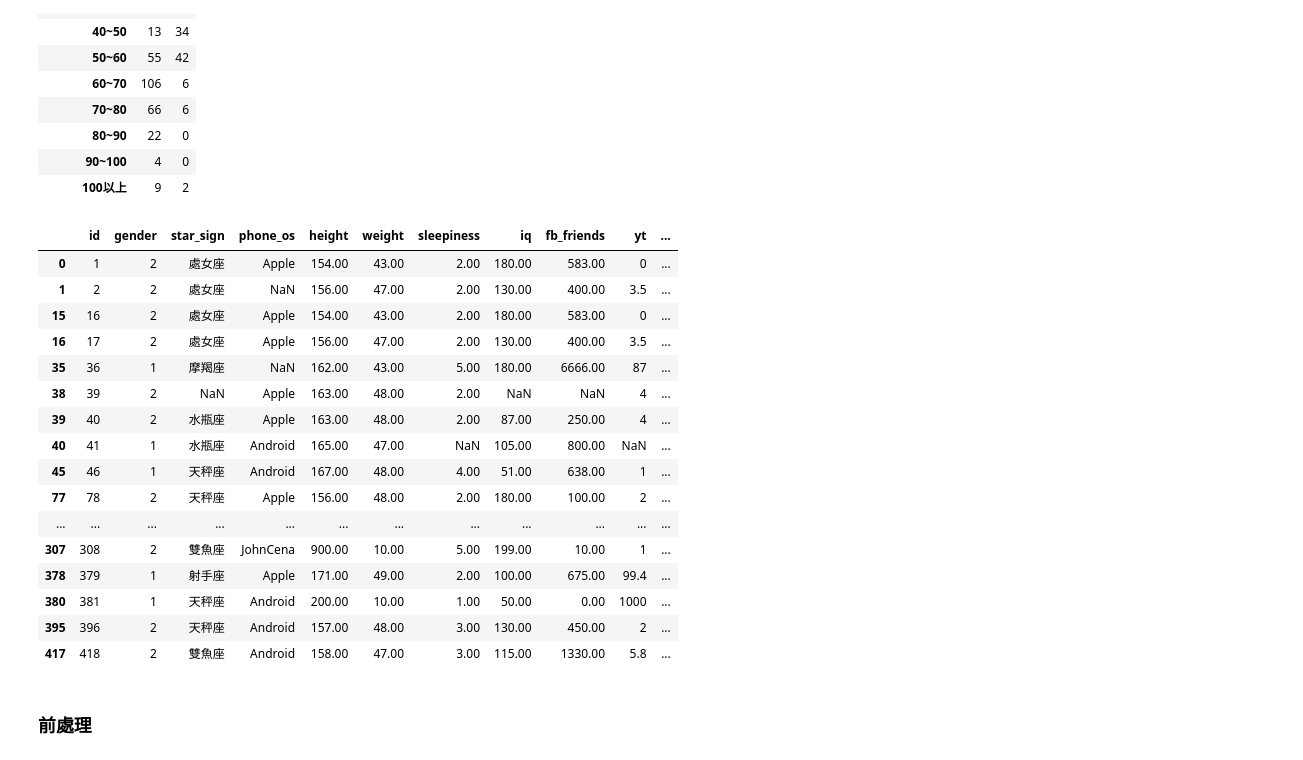
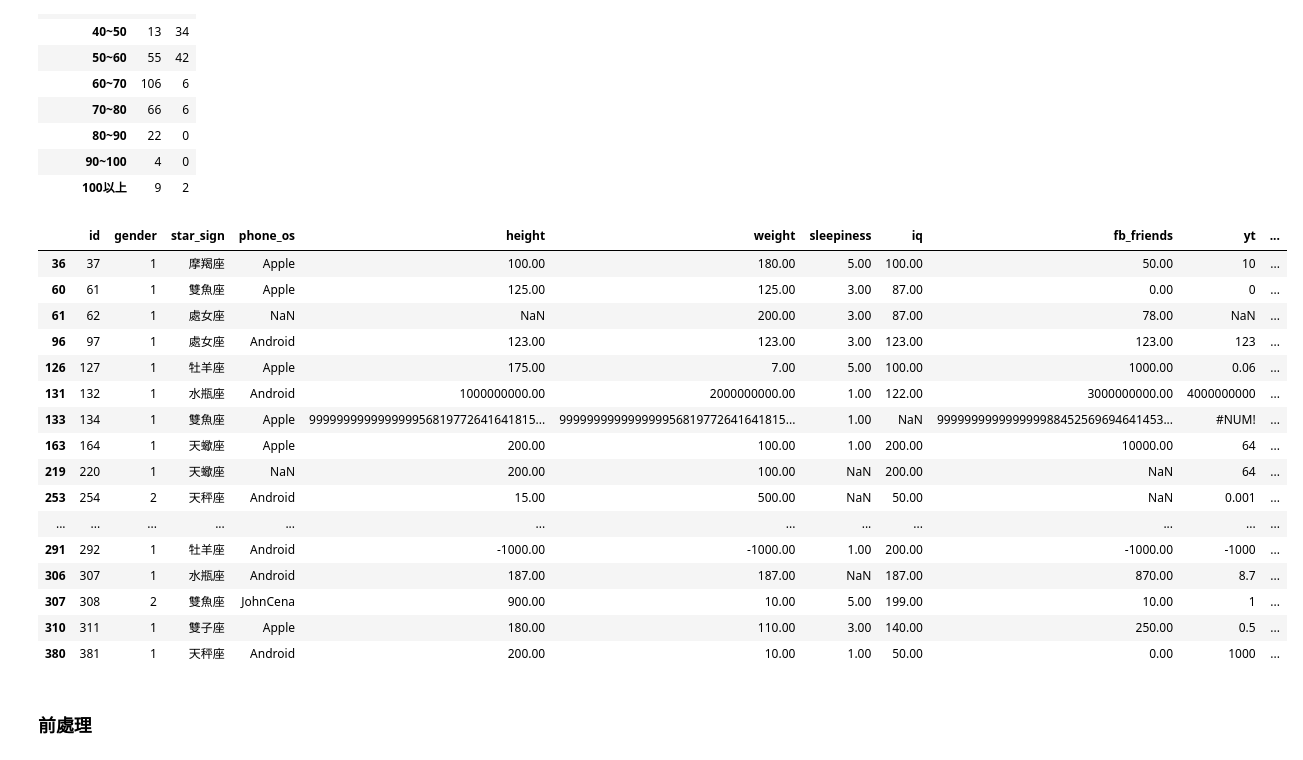
Before and after one commit to WangZiRongPraetorianGuard/BoyorGirl, a Jupyter notebook: shihyang/svm.ipynb, the cells around one changed output. Drawn from its saved outputs; the diff is of its cells as text; code cells hidden in the pictures.

Commit message:
update analysis data

```diff
--- a/shihyang/svm.ipynb
+++ b/shihyang/svm.ipynb
@@ -5,7 +12,7 @@ import pandas as pd
 # corpus_root = 'drive/My Drive/Colab Notebooks/data science and machine learning/Boy or Girl/'
 # raw_data = pd.read_csv(corpus_root+'boy or girl 2024 train_missingValue.csv')
 
-raw_data = pd.read_csv("boy or girl 2024 train_missingValue.csv")
+raw_data = pd.read_csv("train_data/boy or girl 2024 train_missingValue.csv")
 raw_data
 # %% [output]
 |  | id | gender | star_sign | phone_os | height | weight | sleepiness | iq | fb_friends | yt | ... |
@@ -279,25 +296,26 @@ gender_height_range
 # %%
 pd.set_option('display.float_format', '{:.2f}'.format)
 train_weight_extreme_data = raw_data.copy()
-train_weight_extreme_data = train_weight_extreme_data[train_weight_extreme_data['weight'] < 50.0]
+train_weight_extreme_data = train_weight_extreme_data[(train_weight_extreme_data['weight'] < 40.0)|
+                                                      (train_weight_extreme_data['weight'] >= 100.0)]
 train_weight_extreme_data['weight'] = train_weight_extreme_data['weight'].apply(lambda x: float(x))
 train_weight_extreme_data['height'] = train_weight_extreme_data['height'].apply(lambda x: float(x))
 train_weight_extreme_data
 # %% [output]
 |  | id | gender | star_sign | phone_os | height | weight | sleepiness | iq | fb_friends | yt | ... |
-| 0 | 1 | 2 | 處女座 | Apple | 154.00 | 43.00 | 2.00 | 180.00 | 583.00 | 0 | ... |
-| 1 | 2 | 2 | 處女座 | NaN | 156.00 | 47.00 | 2.00 | 130.00 | 400.00 | 3.5 | ... |
-| 15 | 16 | 2 | 處女座 | Apple | 154.00 | 43.00 | 2.00 | 180.00 | 583.00 | 0 | ... |
-| 16 | 17 | 2 | 處女座 | Apple | 156.00 | 47.00 | 2.00 | 130.00 | 400.00 | 3.5 | ... |
-| 35 | 36 | 1 | 摩羯座 | NaN | 162.00 | 43.00 | 5.00 | 180.00 | 6666.00 | 87 | ... |
-| 38 | 39 | 2 | NaN | Apple | 163.00 | 48.00 | 2.00 | NaN | NaN | 4 | ... |
-| 39 | 40 | 2 | 水瓶座 | Apple | 163.00 | 48.00 | 2.00 | 87.00 | 250.00 | 4 | ... |
-| 40 | 41 | 1 | 水瓶座 | Android | 165.00 | 47.00 | NaN | 105.00 | 800.00 | NaN | ... |
-| 45 | 46 | 1 | 天秤座 | Android | 167.00 | 48.00 | 4.00 | 51.00 | 638.00 | 1 | ... |
-| 77 | 78 | 2 | 天秤座 | Apple | 156.00 | 48.00 | 2.00 | 180.00 | 100.00 | 2 | ... |
+| 36 | 37 | 1 | 摩羯座 | Apple | 100.00 | 180.00 | 5.00 | 100.00 | 50.00 | 10 | ... |
+| 60 | 61 | 1 | 雙魚座 | Apple | 125.00 | 125.00 | 3.00 | 87.00 | 0.00 | 0 | ... |
+| 61 | 62 | 1 | 處女座 | NaN | NaN | 200.00 | 3.00 | 87.00 | 78.00 | NaN | ... |
+| 96 | 97 | 1 | 處女座 | Android | 123.00 | 123.00 | 3.00 | 123.00 | 123.00 | 123 | ... |
+| 126 | 127 | 1 | 牡羊座 | Apple | 175.00 | 7.00 | 5.00 | 100.00 | 1000.00 | 0.06 | ... |
+| 131 | 132 | 1 | 水瓶座 | Android | 1000000000.00 | 2000000000.00 | 1.00 | 122.00 | 3000000000.00 | 4000000000 | ... |
+| 133 | 134 | 1 | 雙魚座 | Apple | 999999999999999956819772641641815... | 999999999999999956819772641641815... | 1.00 | NaN | 999999999999999988452569694641453... | #NUM! | ... |
+| 163 | 164 | 1 | 天蠍座 | Apple | 200.00 | 100.00 | 1.00 | 200.00 | 10000.00 | 64 | ... |
+| 219 | 220 | 1 | 天蠍座 | NaN | 200.00 | 100.00 | NaN | 200.00 | NaN | 64 | ... |
+| 253 | 254 | 2 | 天秤座 | Android | 15.00 | 500.00 | NaN | 50.00 | NaN | 0.001 | ... |
 | ... | ... | ... | ... | ... | ... | ... | ... | ... | ... | ... | ... |
+| 291 | 292 | 1 | 牡羊座 | Android | -1000.00 | -1000.00 | 1.00 | 200.00 | -1000.00 | -1000 | ... |
+| 306 | 307 | 1 | 水瓶座 | Android | 187.00 | 187.00 | NaN | 187.00 | 870.00 | 8.7 | ... |
 | 307 | 308 | 2 | 雙魚座 | JohnCena | 900.00 | 10.00 | 5.00 | 199.00 | 10.00 | 1 | ... |
-| 378 | 379 | 1 | 射手座 | Apple | 171.00 | 49.00 | 2.00 | 100.00 | 675.00 | 99.4 | ... |
+| 310 | 311 | 1 | 雙子座 | Apple | 180.00 | 110.00 | 3.00 | 140.00 | 250.00 | 0.5 | ... |
 | 380 | 381 | 1 | 天秤座 | Android | 200.00 | 10.00 | 1.00 | 50.00 | 0.00 | 1000 | ... |
-| 395 | 396 | 2 | 天秤座 | Android | 157.00 | 48.00 | 3.00 | 130.00 | 450.00 | 2 | ... |
-| 417 | 418 | 2 | 雙魚座 | Android | 158.00 | 47.00 | 3.00 | 115.00 | 1330.00 | 5.8 | ... |
```
Also changed, not shown: parts of 5 cells of this notebook, 10 other files.
